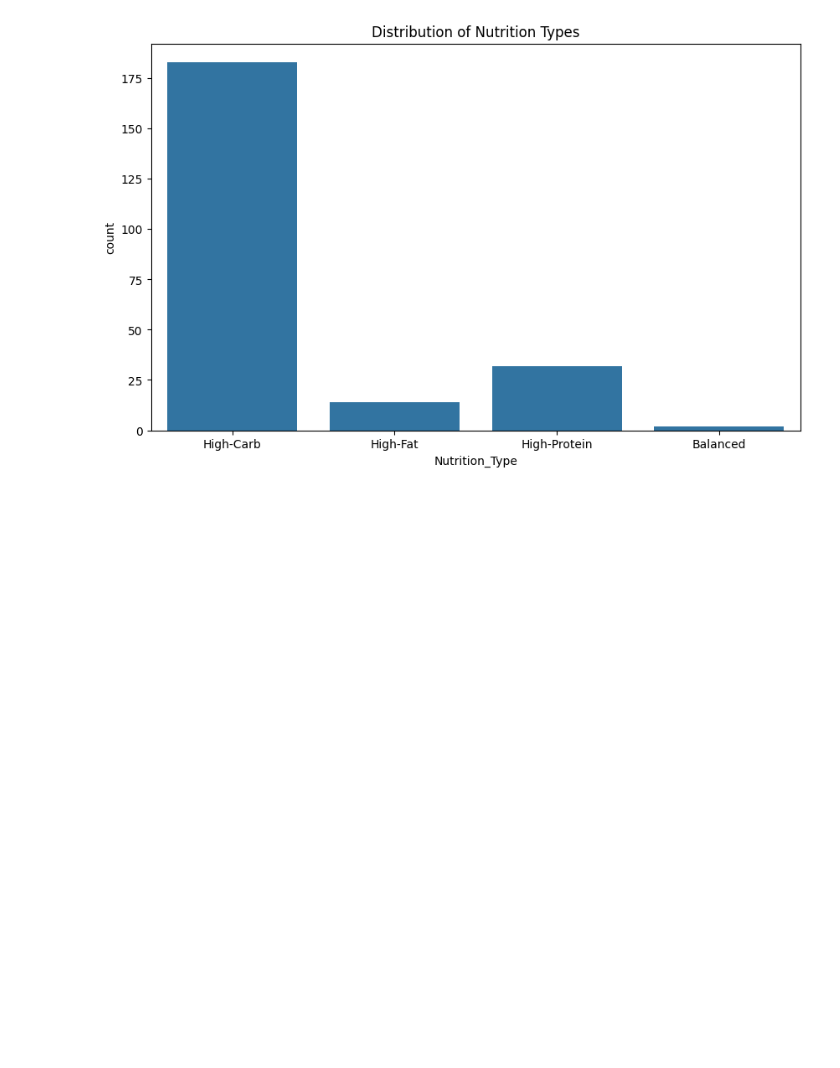
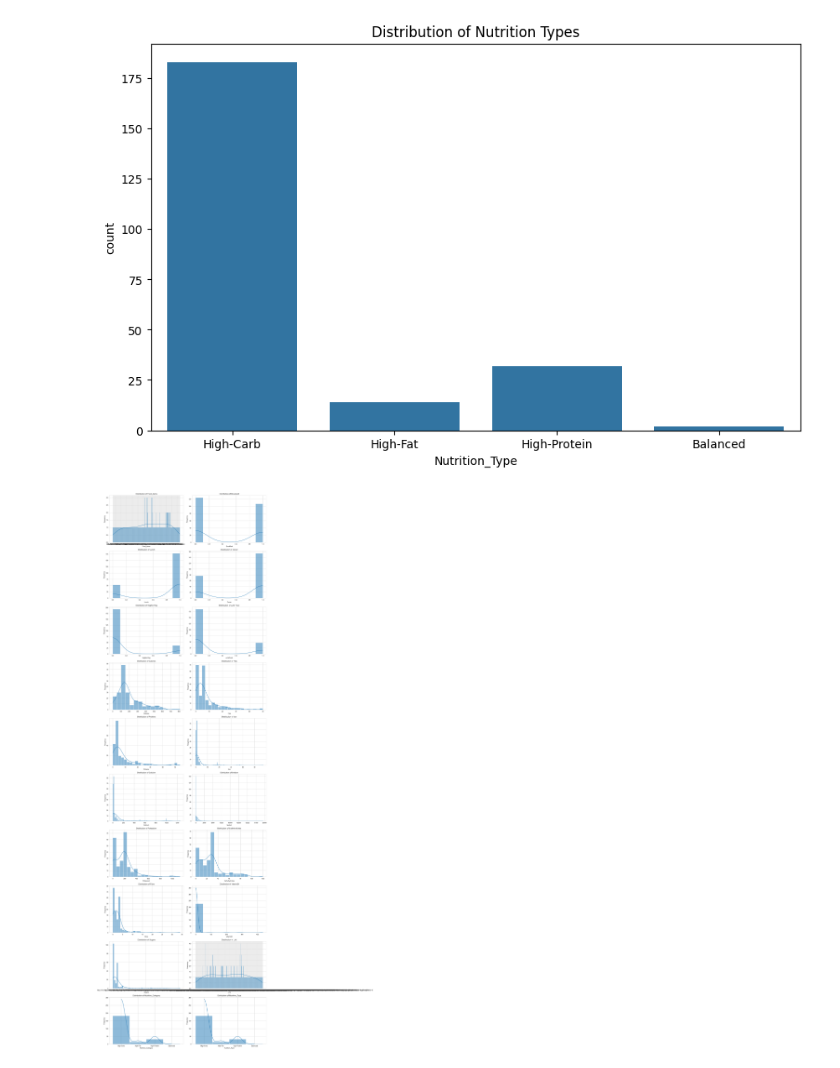
Before and after one commit to Samriddha-Upreti/Diet_Recomendation_System, a Jupyter notebook: Diet_Recomendation_System.ipynb, the cells around one changed output. Drawn from its saved outputs; the diff is of its cells as text; code cells hidden in the pictures; blank space fills up the shorter version.

```diff
--- a/Diet_Recomendation_System.ipynb
+++ b/Diet_Recomendation_System.ipynb
@@ -96,3 +96,22 @@ plt.title('Distribution of Nutrition Types')
 plt.show()
 # %% [output]
 [figure]
+# %%
+sns.set_style("whitegrid")
+
+num_nutrients = len(df.columns)
+n_rows= (num_nutrients + 1) // 2
+
+plt.figure(figsize=(15, 5 * n_rows))
+
+for i, nutrient in enumerate(df.columns,1):
+    plt.subplot(n_rows, 2, i)
+    sns.histplot(df[nutrient], kde=True)
+    plt.title(f'Distribution of {nutrient}')
+    plt.xlabel(nutrient)
+    plt.ylabel('Frequency')
+
+    plt.tight_layout()
+plt.show()
+# %% [output]
+[figure, added]
```
Also changed, not shown: parts of 1 cell of this notebook.
